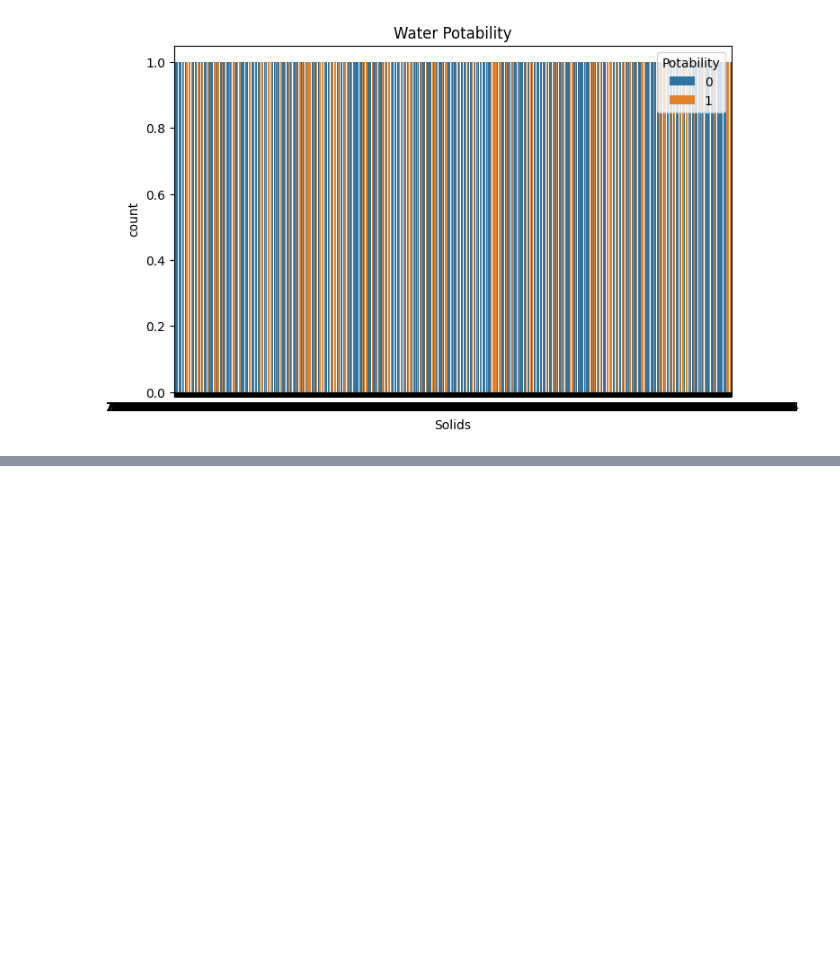
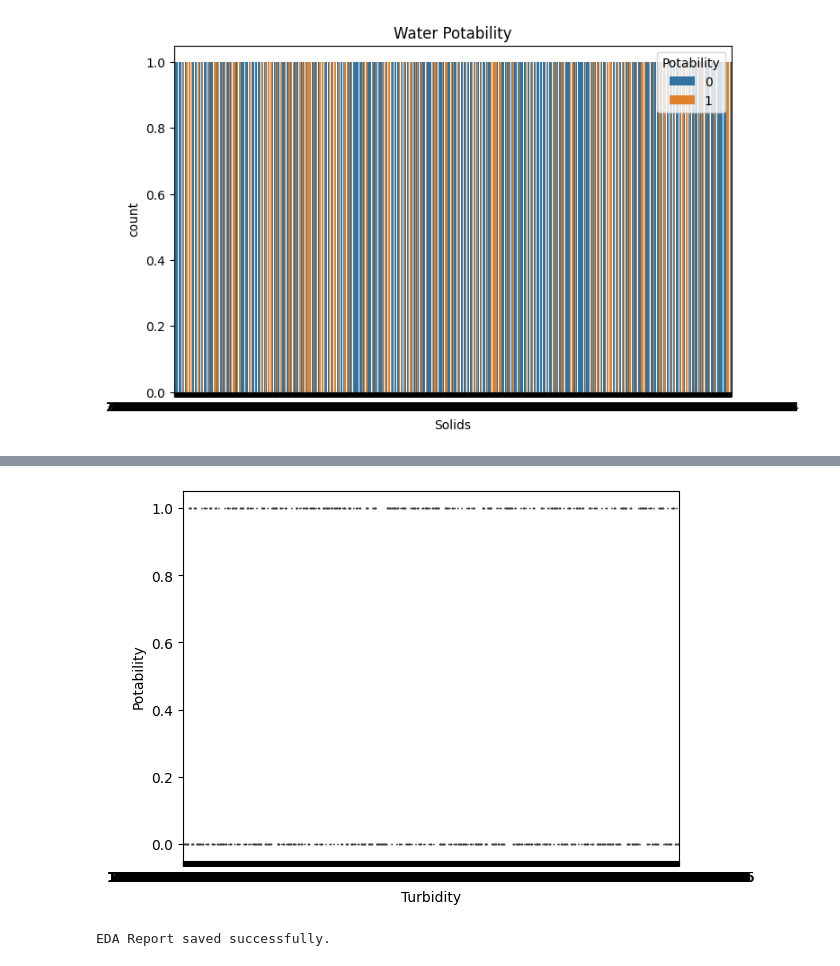
Before and after one commit to ketanasindhusomisetty/Machine_Learning_2520030487, a Jupyter notebook: Project/EDA.ipynb, the cells around one changed output, grey strips where cells are left out. Cells and saved outputs as stored; diff of their text form; code cells hidden in the pictures; blank space fills up the shorter version.

```diff
--- a/Project/EDA.ipynb
+++ b/Project/EDA.ipynb
@@ -152,0 +206,19 @@ plt.show()
+# %%
+fig7= sns.boxplot(x='Turbidity', y='Potability', data=df)
+# %% [output]
+[figure, added]
+# %%
+from matplotlib.backends.backend_pdf import PdfPages
+
+with PdfPages("EDA_Report.pdf") as pdf:
+
+    pdf.savefig(fig1)
+    pdf.savefig(fig2)
+    pdf.savefig(fig3)
+    pdf.savefig(fig5)
+    pdf.savefig(fig6)
+
+
+print("EDA Report saved successfully.")
+# %% [output]
+EDA Report saved successfully.
```
Also changed, not shown: parts of 3 cells of this notebook.
